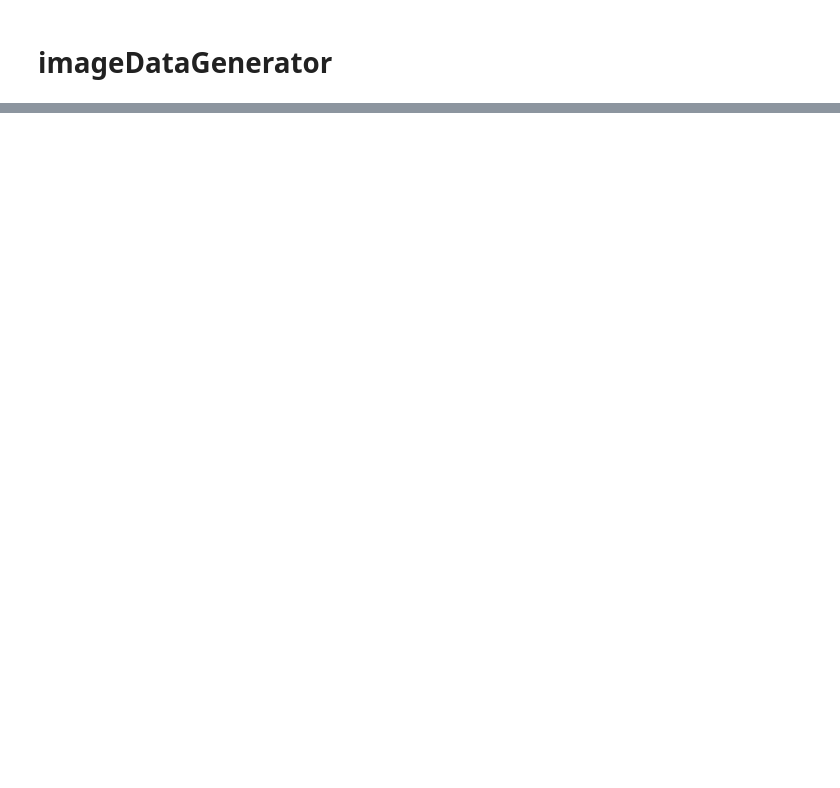
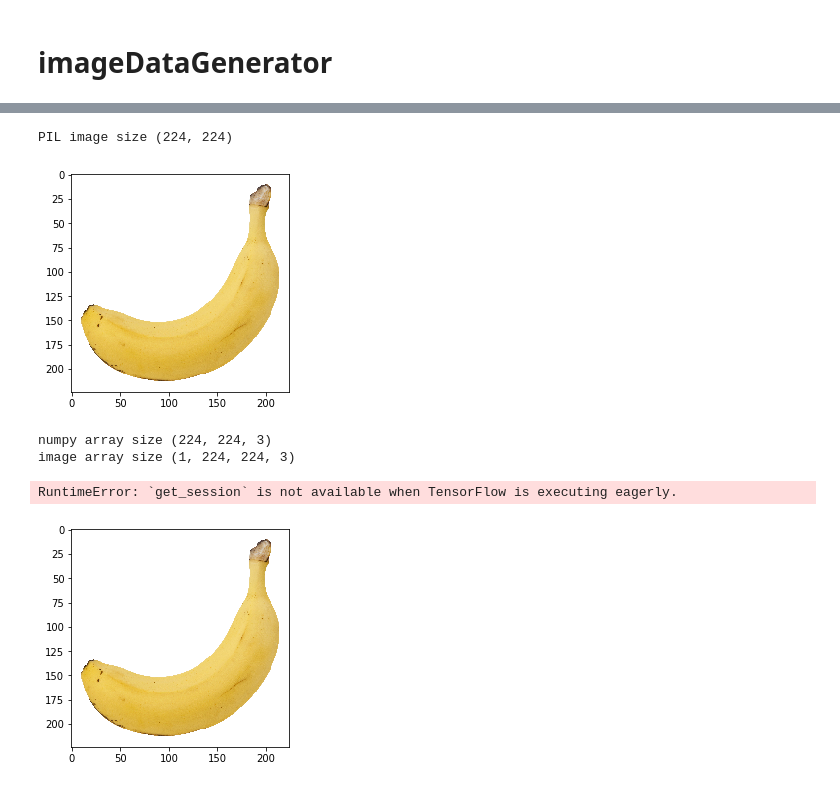
Before and after one commit to CityHopper/BM_YounghoonKANG_Python, a Jupyter notebook: 200210_python_kerasCNN.ipynb, the cells around one changed output, grey strips where cells are left out. Cells and saved outputs as stored; diff of their text form; code cells hidden in the pictures; blank space fills up the shorter version.

```diff
--- a/200210_python_kerasCNN.ipynb
+++ b/200210_python_kerasCNN.ipynb
@@ -442,0 +432,43 @@ FileNotFoundError: [Errno 2] No such file or directory: 'cifar10_architecture.js
+# %%
+import PIL
+from keras.preprocessing.image import load_img, img_to_array
+from keras.applications.imagenet_utils import decode_predictions
+# from keras.applications.vgg16 import preprocess_input, decode_predictions
+import numpy as np
+from keras.applications.resnet50 import ResNet50
+from keras.applications import resnet50
+#resnet 초기의 입력값이 다음 연산들에게 지속적으로 영향을 준다
+
+#전처리
+filename = 'banana.jpg'
+#(224,224) 사이즈 fix
+original = load_img(filename, target_size=(224,224))
+print('PIL image size', original.size)
+plt.imshow(original)
+plt.show()
+numpy_image = img_to_array(original)
+plt.imshow(np.uint8(numpy_image))
+print('numpy array size' , numpy_image.shape)
+
+#차원확대가 생긴 이유?: 이미지 여러장을 처리하는 것이 전제조건인데
+#사진이 한장이니까 3차원->4차원으로 확장해줘야 한다
+image_batch=np.expand_dims(numpy_image, axis=0)
+print('image array size' , image_batch.shape)
+
+#prepare the image for the resnet50 model
+#dense을 이용해서 모델을 생성=>resnet을 이용해서 모델 생성
+#label=>확률 : 1
+precessed_image = resnet50.preprocess_input(image_batch.copy())
+#sotfmax 확률(상위 3개로 예측)
+resnet_model = resnet50.ResNet50(weights = 'imagenet')
+predictions = resnet_model.predict(precessed_image)
+label = decode_predictions(predictions, top=3) #labeling , top=3 상위세개로 제한
+#원래는 5개 출력
+print(label)
+# %% [output]
+PIL image size (224, 224)
+[figure, added]
+numpy array size (224, 224, 3)
+image array size (1, 224, 224, 3)
+RuntimeError: `get_session` is not available when TensorFlow is executing eagerly.
+[figure, added]
```
Also changed, not shown: parts of 37 cells of this notebook, 15 other files.
